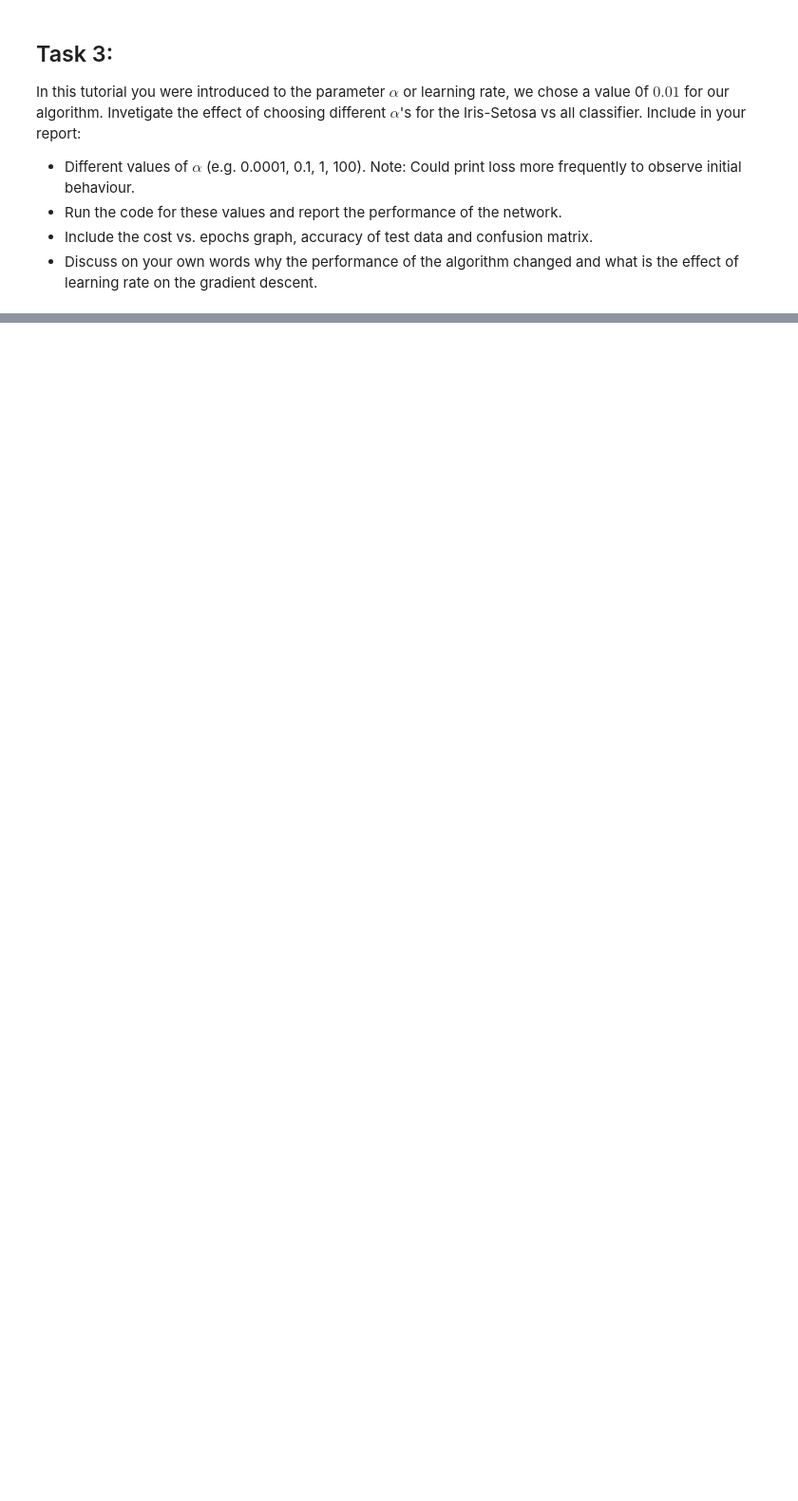
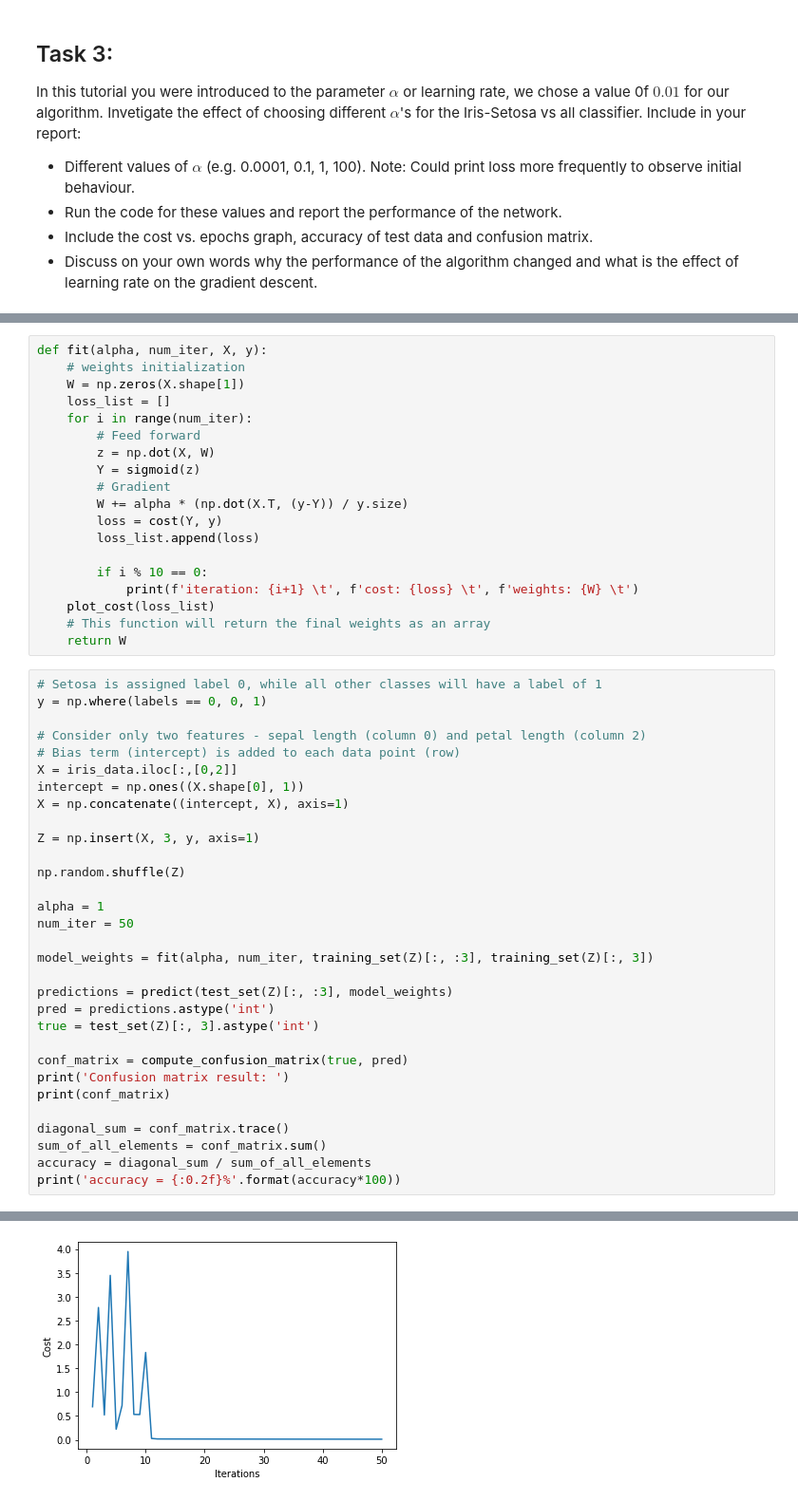
Before and after one commit to limited-fion/ee3-ml, a Jupyter notebook: Fion_ML_Logistic_Regression_.ipynb, the cells around one changed output, grey strips where cells are left out. Shown at 95% size. Saved outputs shown, nothing was run; the diff lists cells and outputs as text; blank space fills up the shorter version.

```diff
--- a/Fion_ML_Logistic_Regression_.ipynb
+++ b/Fion_ML_Logistic_Regression_.ipynb
@@ -428,0 +548,51 @@ In this tutorial you were introduced to the parameter $\alpha$ or learning rate,
+# %%
+def fit(alpha, num_iter, X, y):
+    # weights initialization
+    W = np.zeros(X.shape[1])
+    loss_list = []
+    for i in range(num_iter):
+        # Feed forward
+        z = np.dot(X, W)
+        Y = sigmoid(z)
+        # Gradient
+        W += alpha * (np.dot(X.T, (y-Y)) / y.size)
+        loss = cost(Y, y)
+        loss_list.append(loss)
+
+        if i % 10 == 0:
+            print(f'iteration: {i+1} \t', f'cost: {loss} \t', f'weights: {W} \t')
+    plot_cost(loss_list)
+    # This function will return the final weights as an array
+    return W
+# %%
+# Setosa is assigned label 0, while all other classes will have a label of 1
+y = np.where(labels == 0, 0, 1)
+
+# Consider only two features - sepal length (column 0) and petal length (column 2)
+# Bias term (intercept) is added to each data point (row)
+X = iris_data.iloc[:,[0,2]]
+intercept = np.ones((X.shape[0], 1))
+X = np.concatenate((intercept, X), axis=1)
+
+Z = np.insert(X, 3, y, axis=1)
+
+np.random.shuffle(Z)
+
+alpha = 1
+num_iter = 50
+
+model_weights = fit(alpha, num_iter, training_set(Z)[:, :3], training_set(Z)[:, 3])
+
+predictions = predict(test_set(Z)[:, :3], model_weights)
+pred = predictions.astype('int')
+true = test_set(Z)[:, 3].astype('int')
+
+conf_matrix = compute_confusion_matrix(true, pred)
+print('Confusion matrix result: ')
+print(conf_matrix)
+
+diagonal_sum = conf_matrix.trace()
+sum_of_all_elements = conf_matrix.sum()
+accuracy = diagonal_sum / sum_of_all_elements
+print('accuracy = {:0.2f}%'.format(accuracy*100))
+# %% [output]
@@ -428,0 +604 @@ In this tutorial you were introduced to the parameter $\alpha$ or learning rate,
+[figure, added]
```
Also changed, not shown: parts of 7 cells of this notebook.
